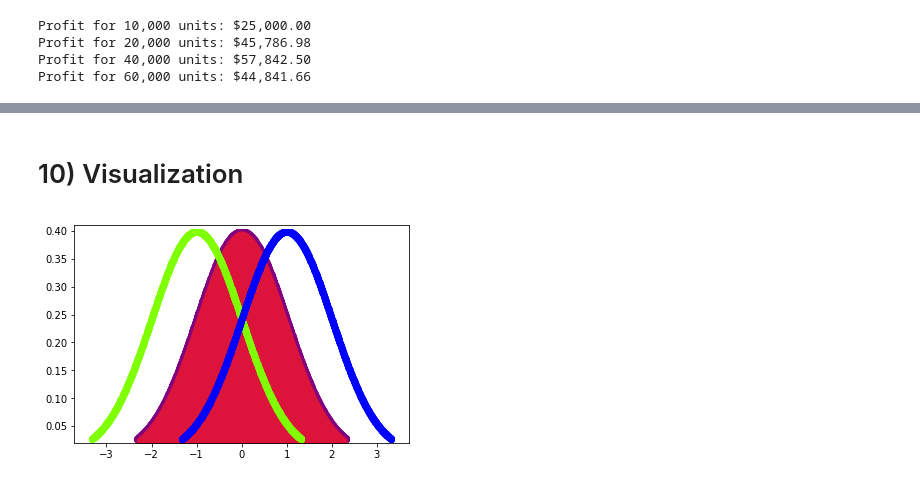
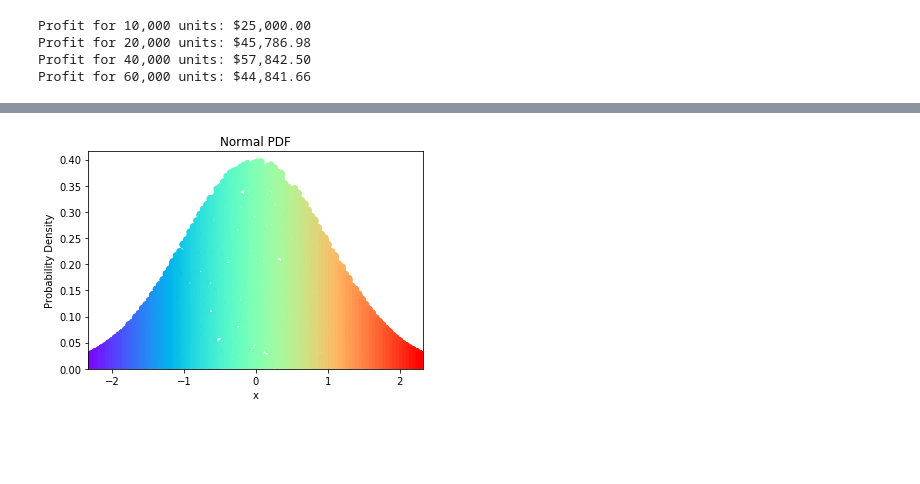
Before and after one commit to McKlayne/data-science-fund-for-python-and-mongodb, a Jupyter notebook: ch2/Chp_2.ipynb, the cells around one changed output, grey strips where cells are left out. Saved outputs shown, nothing was run; the diff lists cells and outputs as text; code cells hidden in the pictures; blank space fills up the shorter version.

```diff
--- a/ch2/Chp_2.ipynb
+++ b/ch2/Chp_2.ipynb
@@ -618,20 +349,26 @@ query last n documents:
-# %% [markdown]
-# 10) Visualization
-# %%
-import matplotlib.pyplot as plt
-from scipy.stats import norm
-import numpy as np
-
-if __name__ == '__main__':
-    x = np.linspace(norm.ppf(0.01), norm.ppf(0.99), num=1000)
-    x_left = x - 1
-    x_right = x + 1
-    y = norm.pdf(x)
-    plt.ylim(0.02, 0.41)
-    plt.scatter(x, y, color='purple')
-    plt.fill_between(x, y, color='crimson')
-    plt.scatter(x_left, y, color='chartreuse')
-    plt.scatter(x_right, y, color='blue')
-    plt.show()
-# %% [output]
-[figure, removed]
+# %%
+import matplotlib.pyplot as plt, numpy as np
+from scipy.stats import norm
+
+if __name__ == '__main__':
+    n = 100
+    x = np.linspace(norm.ppf(0.01), norm.ppf(0.99), num=n)
+    y = norm.pdf(x)
+    dic = {}
+    for i, row in enumerate(y):
+        dic[x[i]] = [np.random.uniform(0, row) for _ in range(n)]
+    xs = []
+    ys = []
+    for key, vals in dic.items():
+        for y in vals:
+            xs.append(key)
+            ys.append(y)
+    plt.xlim(min(xs), max(xs))
+    plt.ylim(0, max(ys)+0.02)
+    plt.title('Normal PDF')
+    plt.xlabel('x')
+    plt.ylabel('Probability Density')
+    plt.scatter(xs, ys, c=xs, cmap='rainbow')
+    plt.show()
+# %% [output]
+[figure, added]
```
Also changed, not shown: parts of 13 cells of this notebook.
